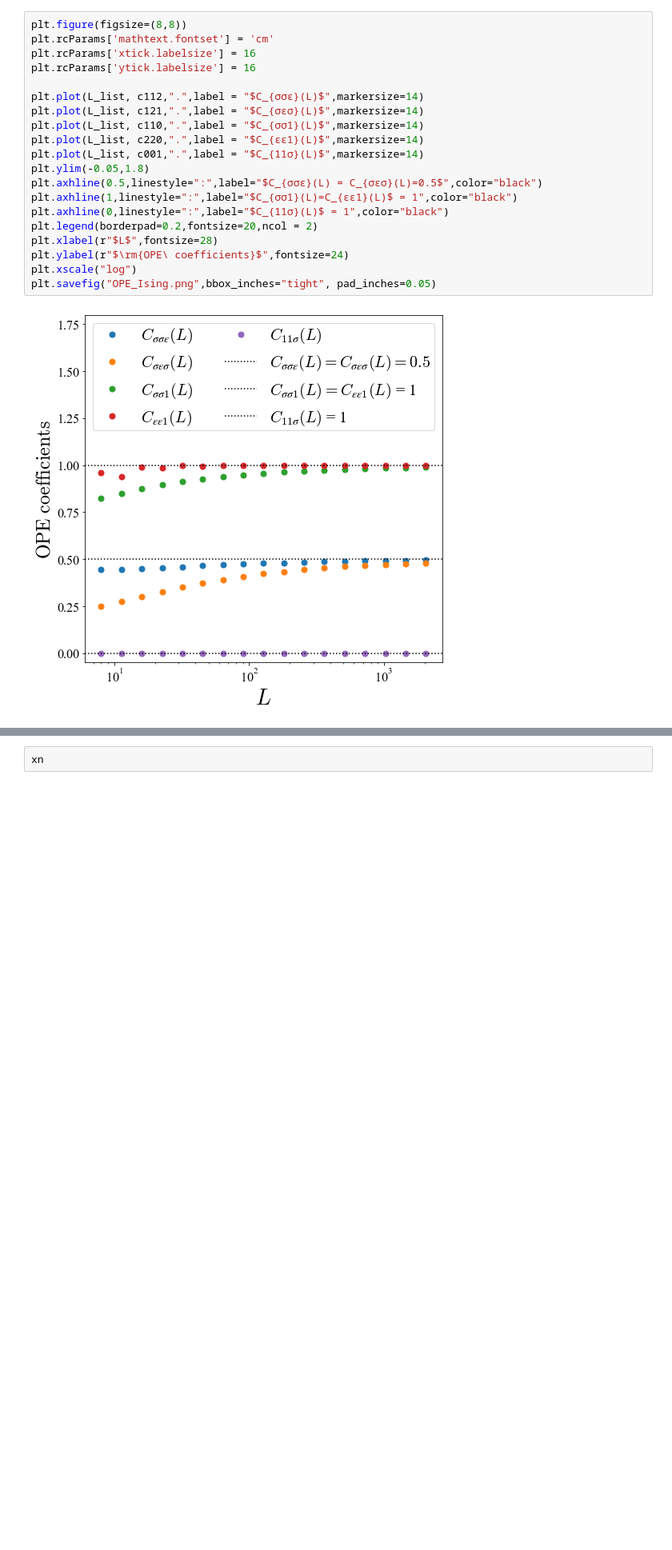
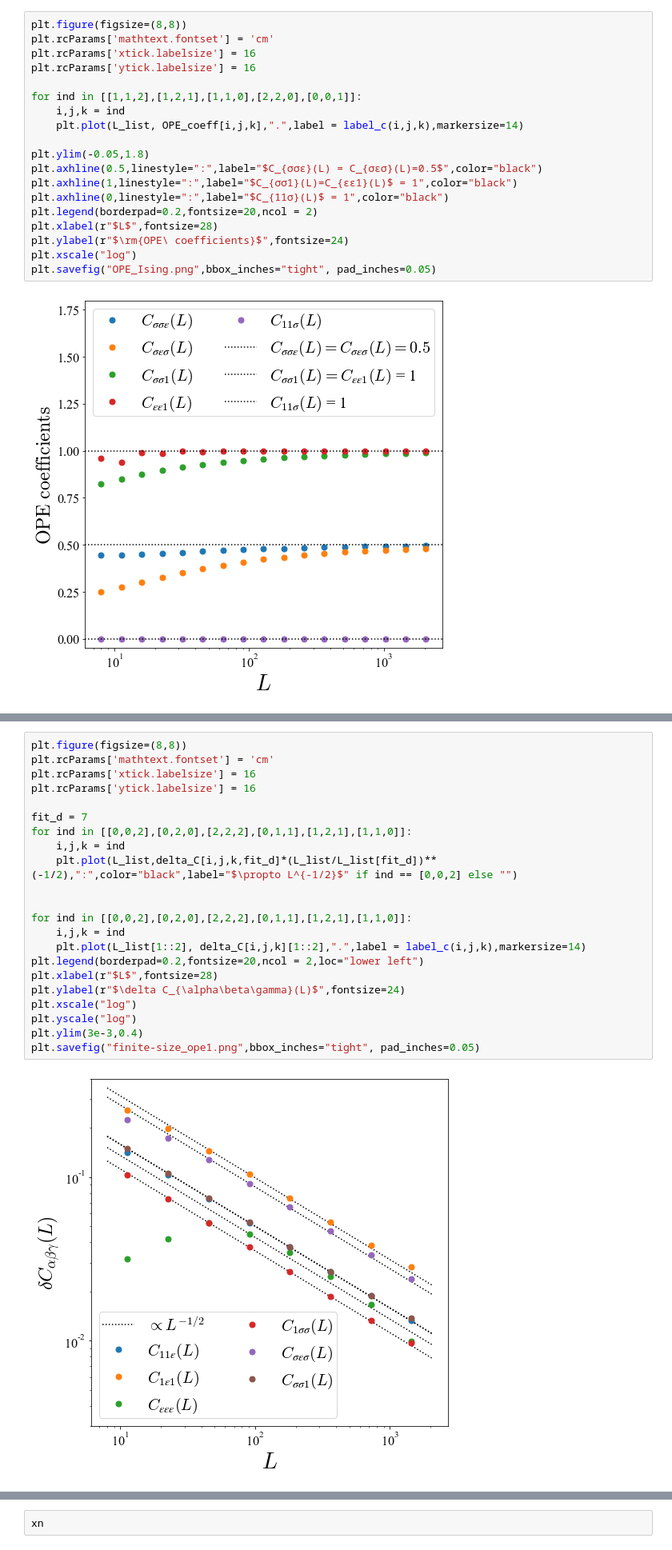
Before and after one commit to dartsushi/TRG_D4_symmetry, a Jupyter notebook: TRG_analysis-Ising.ipynb, the cells around one changed output, grey strips where cells are left out. Shown at 80% size. Saved outputs shown, nothing was run; the diff lists cells and outputs as text; blank space fills up the shorter version.

Commit message:
finite-size_correction

```diff
--- a/TRG_analysis-Ising.ipynb
+++ b/TRG_analysis-Ising.ipynb
@@ -163,11 +182,10 @@ plt.rcParams['mathtext.fontset'] = 'cm'
 plt.rcParams['xtick.labelsize'] = 16
 plt.rcParams['ytick.labelsize'] = 16
 
-plt.plot(L_list, c112,".",label = "$C_{σσε}(L)$",markersize=14)
-plt.plot(L_list, c121,".",label = "$C_{σεσ}(L)$",markersize=14)
-plt.plot(L_list, c110,".",label = "$C_{σσ1}(L)$",markersize=14)
-plt.plot(L_list, c220,".",label = "$C_{εε1}(L)$",markersize=14)
-plt.plot(L_list, c001,".",label = "$C_{11σ}(L)$",markersize=14)
+for ind in [[1,1,2],[1,2,1],[1,1,0],[2,2,0],[0,0,1]]:
+    i,j,k = ind
+    plt.plot(L_list, OPE_coeff[i,j,k],".",label = label_c(i,j,k),markersize=14)
+
 plt.ylim(-0.05,1.8)
 plt.axhline(0.5,linestyle=":",label="$C_{σσε}(L) = C_{σεσ}(L)=0.5$",color="black")
 plt.axhline(1,linestyle=":",label="$C_{σσ1}(L)=C_{εε1}(L)$ = 1",color="black")
@@ -205,0 +200,24 @@ plt.savefig("finite-size_ope.png",bbox_inches="tight", pad_inches=0.05)
+# %%
+plt.figure(figsize=(8,8))
+plt.rcParams['mathtext.fontset'] = 'cm'
+plt.rcParams['xtick.labelsize'] = 16
+plt.rcParams['ytick.labelsize'] = 16
+
+fit_d = 7
+for ind in [[0,0,2],[0,2,0],[2,2,2],[0,1,1],[1,2,1],[1,1,0]]:
+    i,j,k = ind
+    plt.plot(L_list,delta_C[i,j,k,fit_d]*(L_list/L_list[fit_d])**(-1/2),":",color="black",label="$\propto L^{-1/2}$" if ind == [0,0,2] else "")
+
+
+for ind in [[0,0,2],[0,2,0],[2,2,2],[0,1,1],[1,2,1],[1,1,0]]:
+    i,j,k = ind
+    plt.plot(L_list[1::2], delta_C[i,j,k][1::2],".",label = label_c(i,j,k),markersize=14)
+plt.legend(borderpad=0.2,fontsize=20,ncol = 2,loc="lower left")
+plt.xlabel(r"$L$",fontsize=28)
+plt.ylabel(r"$\delta C_{\alpha\beta\gamma}(L)$",fontsize=24)
+plt.xscale("log")
+plt.yscale("log")
+plt.ylim(3e-3,0.4)
+plt.savefig("finite-size_ope1.png",bbox_inches="tight", pad_inches=0.05)
+# %% [output]
+[figure, added]
```
Also changed, not shown: parts of 4 cells of this notebook.
